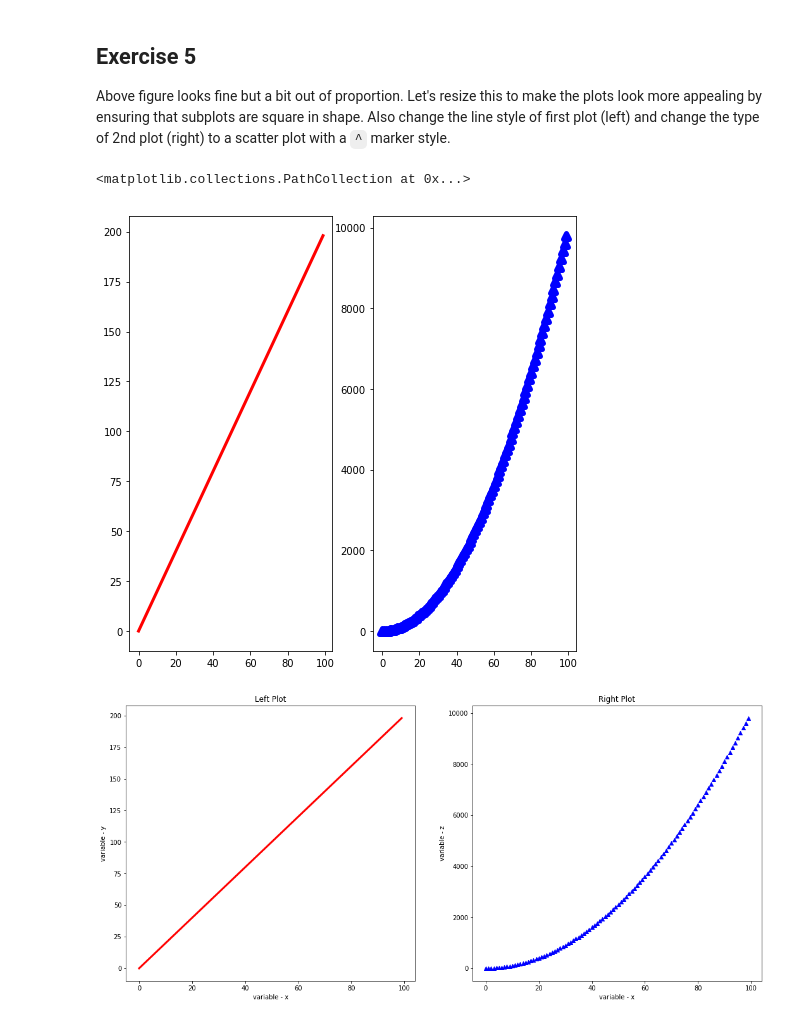
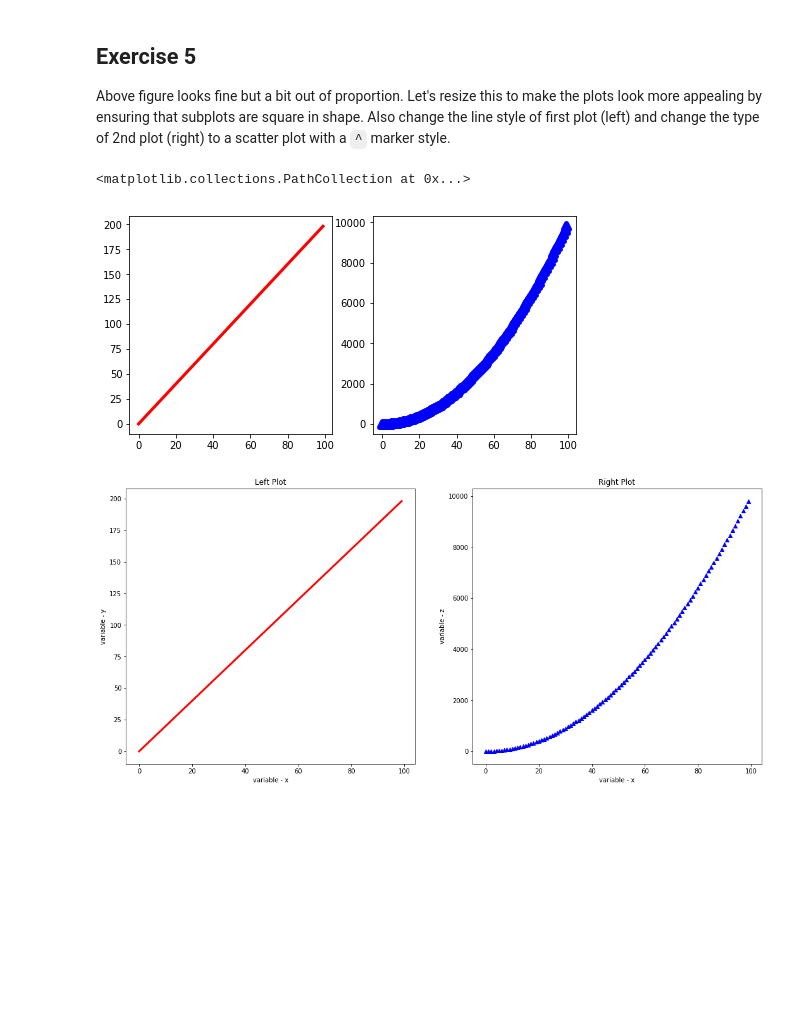
Before and after one commit to ortsed/dsc-more-practice-with-matplotlib-lab-dc-ds-career-042219, a Jupyter notebook: index.ipynb, the cells around one changed output. Cells and saved outputs as stored; diff of their text form; code cells hidden in the pictures; blank space fills up the shorter version.

```diff
--- a/index.ipynb
+++ b/index.ipynb
@@ -139,14 +139,14 @@ plt.plot(x,z, color="b", linewidth=5, linestyle="--")
 
 Above figure looks fine but a bit out of proportion. Let's resize this to make the plots look more appealing by ensuring that subplots are square in shape. Also change the line style of first plot (left) and change the type of 2nd plot (right) to a scatter plot with a `^` marker style.
 # %%
-plt.figure(figsize=(8,8))
+plt.figure(figsize=(8,4))
 plt.subplot(1,2,1)
 plt.plot(x,y, color="r", linewidth=3)
 plt.subplot(1,2,2)
 plt.scatter(x,z, color="b", linewidth=5, marker="^")
 # %% [output]
 <matplotlib.collections.PathCollection at 0x...>
-[figure, old version]
+[figure, new version]
 # %%
 # %% [output]
 [figure]
```
